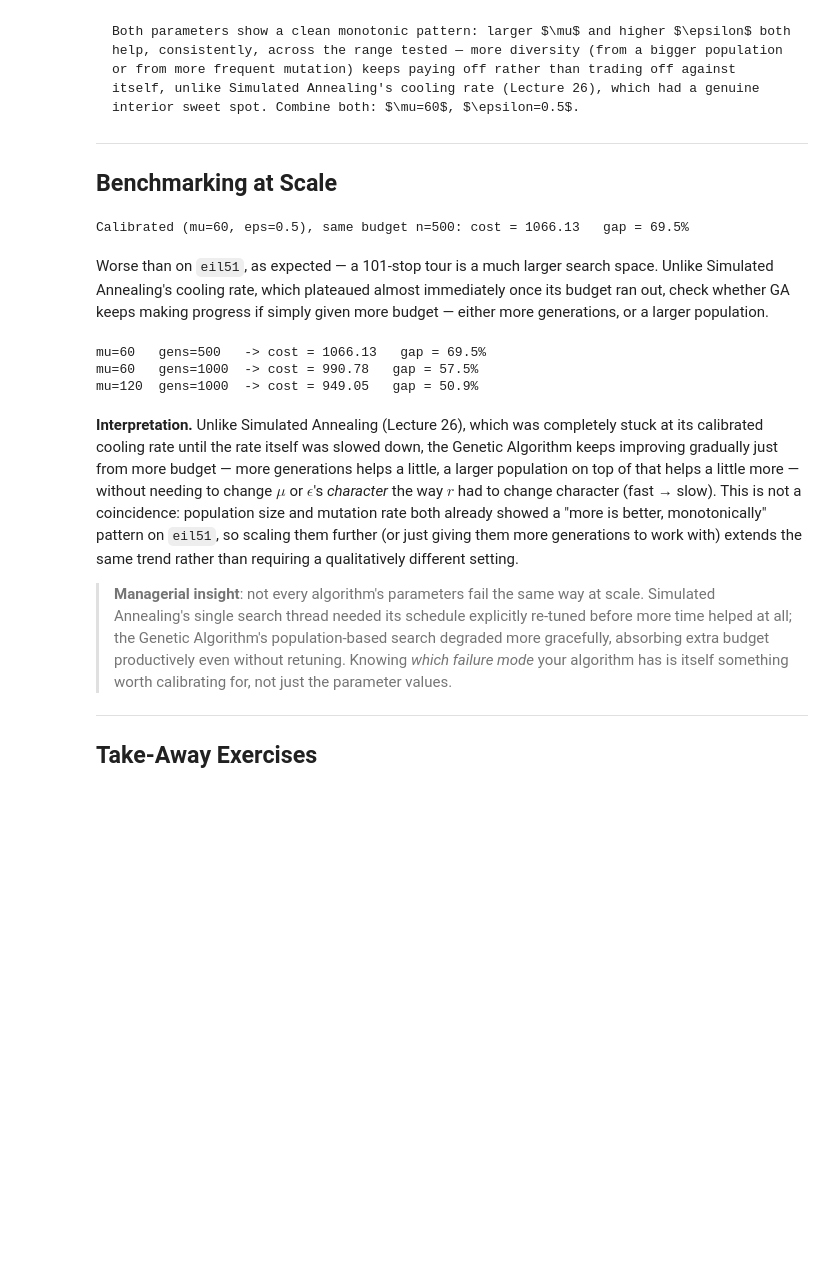
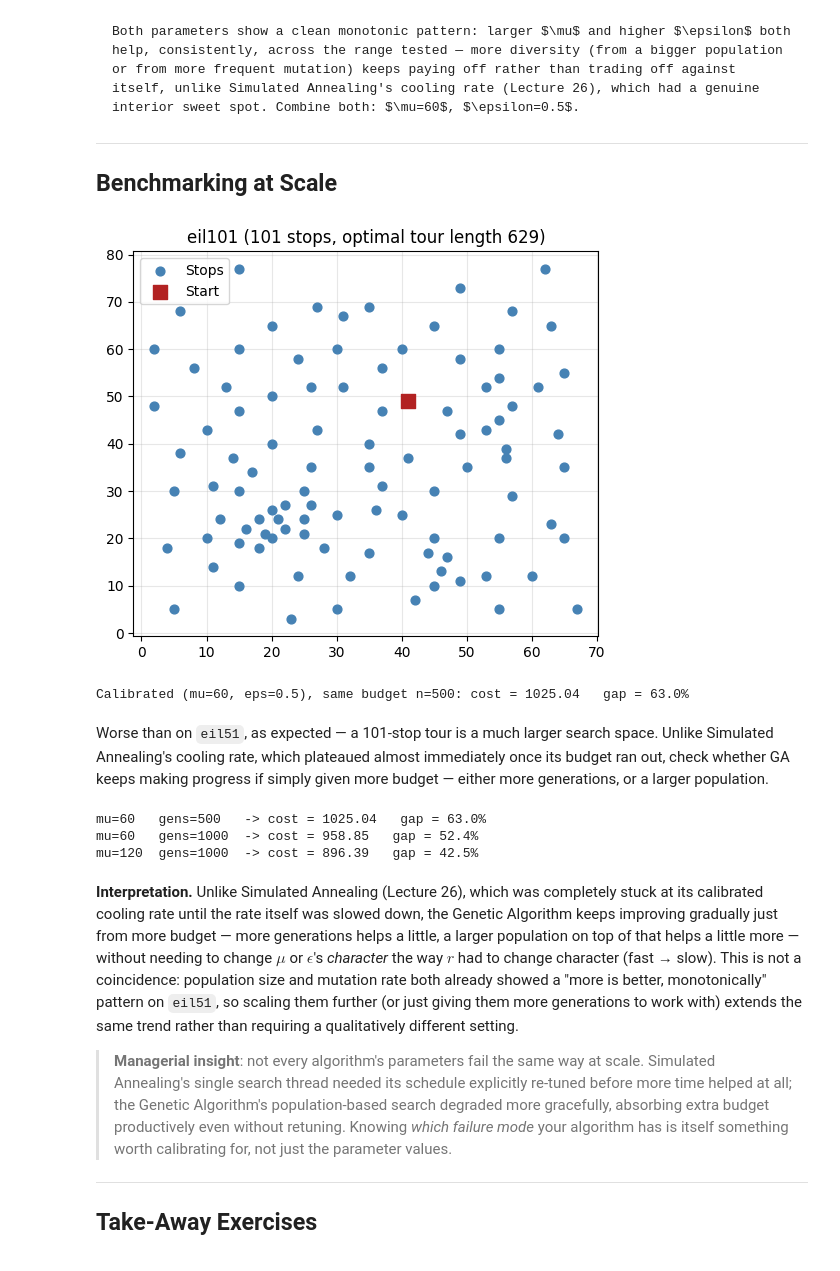
Before and after one commit to anmpahwa/CV5972, a Jupyter notebook: book/content/lecture_29.ipynb, the cells around one changed output. Saved outputs shown, nothing was run; the diff lists cells and outputs as text; code cells hidden in the pictures; blank space fills up the shorter version.

```diff
--- a/book/content/lecture_29.ipynb
+++ b/book/content/lecture_29.ipynb
@@ -169,52 +276,66 @@ Both parameters show a clean monotonic pattern: larger $\mu$ and higher $\epsilo
 
 ## Benchmarking at Scale
 # %%
-EIL101 = [
+# eil101: 101-city problem
+coords = [
     (41, 49), (35, 17), (55, 45), (55, 20), (15, 30), (25, 30), (20, 50), (10, 43), (55, 60), (30, 60),
     (20, 65), (50, 35), (30, 25), (15, 10), (30, 5), (10, 20), (5, 30), (20, 40), (15, 60), (45, 65),
     (45, 20), (45, 10), (55, 5), (65, 35), (65, 20), (45, 30), (35, 40), (41, 37), (64, 42), (40, 60),
     (31, 52), (35, 69), (53, 52), (65, 55), (63, 65), (2, 60), (20, 20), (5, 5), (60, 12), (40, 25),
     (42, 7), (24, 12), (23, 3), (11, 14), (6, 38), (2, 48), (8, 56), (13, 52), (6, 68), (47, 47),
     (49, 58), (27, 43), (37, 31), (57, 29), (63, 23), (53, 12), (32, 12), (36, 26), (21, 24), (17, 34),
     (12, 24), (24, 58), (27, 69), (15, 77), (62, 77), (49, 73), (67, 5), (56, 39), (37, 47), (37, 56),
     (57, 68), (47, 16), (44, 17), (46, 13), (49, 11), (49, 42), (53, 43), (61, 52), (57, 48), (56, 37),
     (55, 54), (15, 47), (14, 37), (11, 31), (16, 22), (4, 18), (28, 18), (26, 52), (26, 35), (31, 67),
     (15, 19), (22, 22), (18, 24), (26, 27), (25, 24), (22, 27), (25, 21), (19, 21), (20, 26), (18, 18),
     (35, 35),
 ]
-EIL101_OPTIMAL = 629
-D101, X101, Y101 = make_D(EIL101)
-customers101 = list(range(1, len(EIL101)))
+depot = 0
+customers = list(range(1, len(coords)))
+optimal = 629
 
-random.seed(42)
-np.random.seed(42)
-S0 = [tuple(random.sample(customers101, len(customers101))) for _ in range(60)]
-random.seed(42)
-np.random.seed(42)
-s_b, F_b = ga(S0, lambda s: f_tsp(s, D101), SM_tournament, 60, CM_ox1, 60, 2, MM_swap, 0.5, NM_elitist,
-              n=500, t=1e-9)
-cost = f_tsp(s_b, D101)
-print(f"Calibrated (mu=60, eps=0.5), same budget n=500: cost = {cost:.2f}   "
-      f"gap = {(cost - EIL101_OPTIMAL) / EIL101_OPTIMAL * 100:.1f}%")
+
+n = len(coords)
+X = np.array([c[0] for c in coords], dtype=float)
+Y = np.array([c[1] for c in coords], dtype=float)
+D = np.zeros((n, n))
+for i in range(n):
+    for j in range(n):
+        D[i, j] = np.hypot(X[i] - X[j], Y[i] - Y[j])
+
+fig, ax = plt.subplots(figsize=(6, 5))
+ax.scatter(X[1:], Y[1:], c="steelblue", s=40, zorder=2, label="Stops")
+ax.scatter(X[0], Y[0], c="firebrick", marker="s", s=100, zorder=3, label="Start")
+ax.set_title("eil101 (101 stops, optimal tour length 629)")
+ax.legend()
+ax.grid(alpha=0.3)
+plt.show()
 # %% [output]
-Calibrated (mu=60, eps=0.5), same budget n=500: cost = 1066.13   gap = 69.5%
+[figure, added]
+# %%
+random.seed(42)
+S_o = [tuple(random.sample(customers, len(customers))) for _ in range(60)]
+s_b, F_b = ga(S_o, lambda s: TSP(s), SM_tournament, 60, CM_ox1, 60, 2, MM_swap, 0.5, NM_elitist,
+              n=500, t=1e-9)
+cost = TSP(s_b)
+print(f"Calibrated (mu=60, eps=0.5), same budget n=500: cost = {cost:.2f}   "
+      f"gap = {(cost - optimal) / optimal * 100:.1f}%")
+# %% [output]
+Calibrated (mu=60, eps=0.5), same budget n=500: cost = 1025.04   gap = 63.0%
 # %% [markdown]
 Worse than on `eil51`, as expected — a 101-stop tour is a much larger search space. Unlike Simulated Annealing's cooling rate, which plateaued almost immediately once its budget ran out, check whether GA keeps making progress if simply given more budget — either more generations, or a larger population.
 # %%
 for mu, gens in [(60, 500), (60, 1000), (120, 1000)]:
     random.seed(42)
-    np.random.seed(42)
-    S0 = [tuple(random.sample(customers101, len(customers101))) for _ in range(mu)]
-    random.seed(42)
-    np.random.seed(42)
-    s_b, F_b = ga(S0, lambda s: f_tsp(s, D101), SM_tournament, mu, CM_ox1, mu, 2, MM_swap, 0.5, NM_elitist,
+    S_o = [tuple(random.sample(customers, len(customers))) for _ in range(mu)]
+    s_b, F_b = ga(S_o, lambda s: TSP(s), SM_tournament, mu, CM_ox1, mu, 2, MM_swap, 0.5, NM_elitist,
                   n=gens, t=1e-9)
-    cost = f_tsp(s_b, D101)
-    print(f"mu={mu:<4} gens={gens:<5} -> cost = {cost:.2f}   gap = {(cost - EIL101_OPTIMAL) / EIL101_OPTIMAL * 100:.1f}%")
+    cost = TSP(s_b)
+    print(f"mu={mu:<4} gens={gens:<5} -> cost = {cost:.2f}   gap = {(cost - optimal) / optimal * 100:.1f}%")
 # %% [output]
-mu=60   gens=500   -> cost = 1066.13   gap = 69.5%
-mu=60   gens=1000  -> cost = 990.78   gap = 57.5%
-mu=120  gens=1000  -> cost = 949.05   gap = 50.9%
+mu=60   gens=500   -> cost = 1025.04   gap = 63.0%
+mu=60   gens=1000  -> cost = 958.85   gap = 52.4%
+mu=120  gens=1000  -> cost = 896.39   gap = 42.5%
 # %% [markdown]
 **Interpretation.** Unlike Simulated Annealing (Lecture 26), which was completely stuck at its calibrated cooling rate until the rate itself was slowed down, the Genetic Algorithm keeps improving gradually just from more budget — more generations helps a little, a larger population on top of that helps a little more — without needing to change $\mu$ or $\epsilon$'s *character* the way $r$ had to change character (fast → slow). This is not a coincidence: population size and mutation rate both already showed a "more is better, monotonically" pattern on `eil51`, so scaling them further (or just giving them more generations to work with) extends the same trend rather than requiring a qualitatively different setting.
 
```
Also changed, not shown: parts of 4 cells of this notebook.
